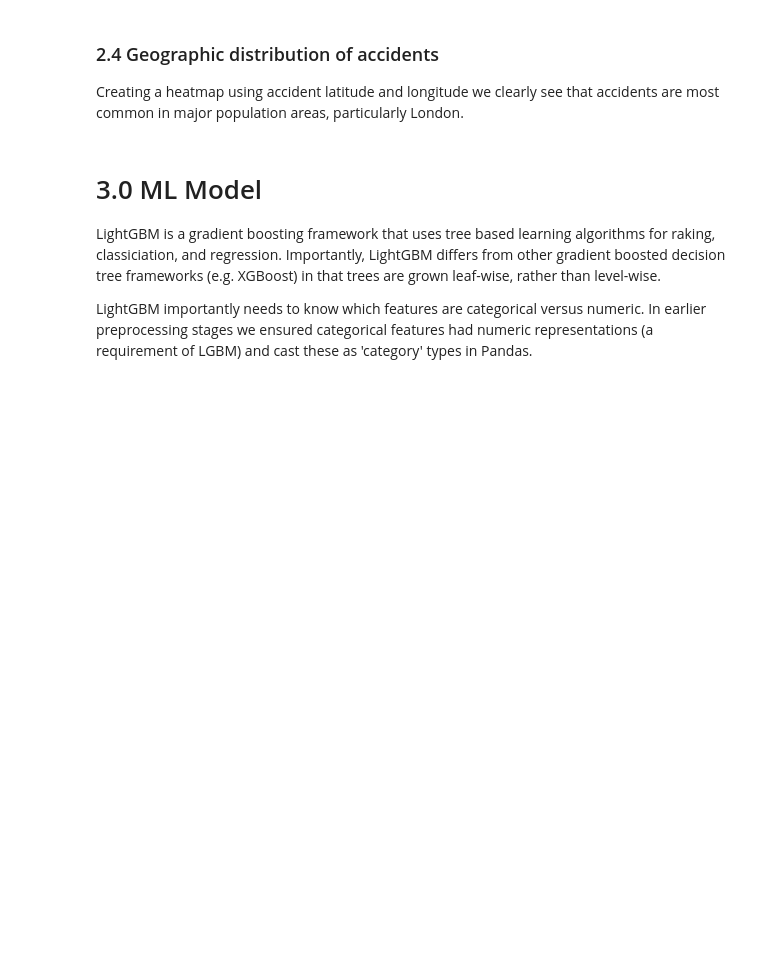
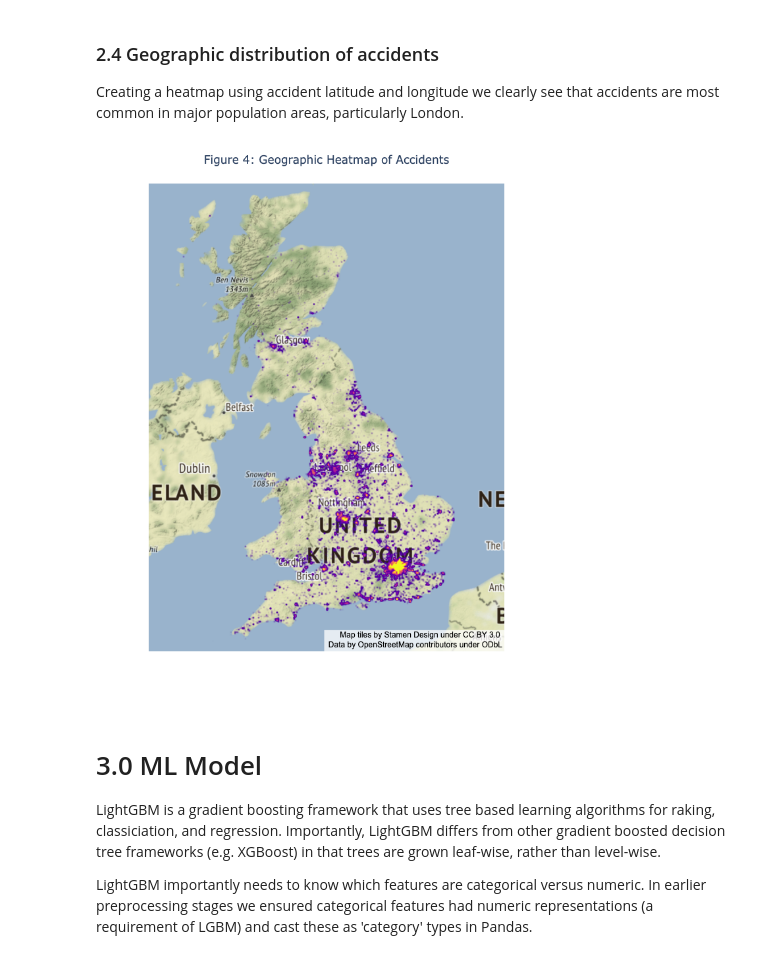
Before and after one commit to kingjosephm/gb_vehicle_injuries, a Jupyter notebook: analysis.ipynb, the cells around one changed output. Saved outputs shown, nothing was run; the diff lists cells and outputs as text; code cells hidden in the pictures; blank space fills up the shorter version.

Commit message:
include image

```diff
--- a/analysis.ipynb
+++ b/analysis.ipynb
@@ -279,13 +279,15 @@ lat_long = df.groupby(['latitude', 'longitude'])['vehicle_type'].count().reset_i
 # %%
 samp = lat_long.sample(n=50000, random_state=123)  # we sample else it crashes
 
 # Note - the following generated the figure below, but I comment out as Plotly figure seems to stop push to GitHub
 #fig = px.density_mapbox(samp, lat='latitude', lon='longitude', z='count',
 #                  mapbox_style="stamen-terrain", zoom=5, radius=1, height=850, width=700,
 #                  center={'lat': 54.5, 'lon': -2.5})
 #fig.update_layout(coloraxis_showscale=False, title_text='Figure 4: Geographic Heatmap of Accidents', title_x=0.5)
 #fig.write_image('./figures/figure_4.png', height=850, width=700)  # avoids rendering as interactive graphic, to reduce notebook size
-#display(Image(filename='./figures/figure_4.png'))
+display(Image(filename='./figures/figure_4.png'))
+# %% [output]
+[figure, added]
 # %% [markdown]
 # 3.0 ML Model
 
```
